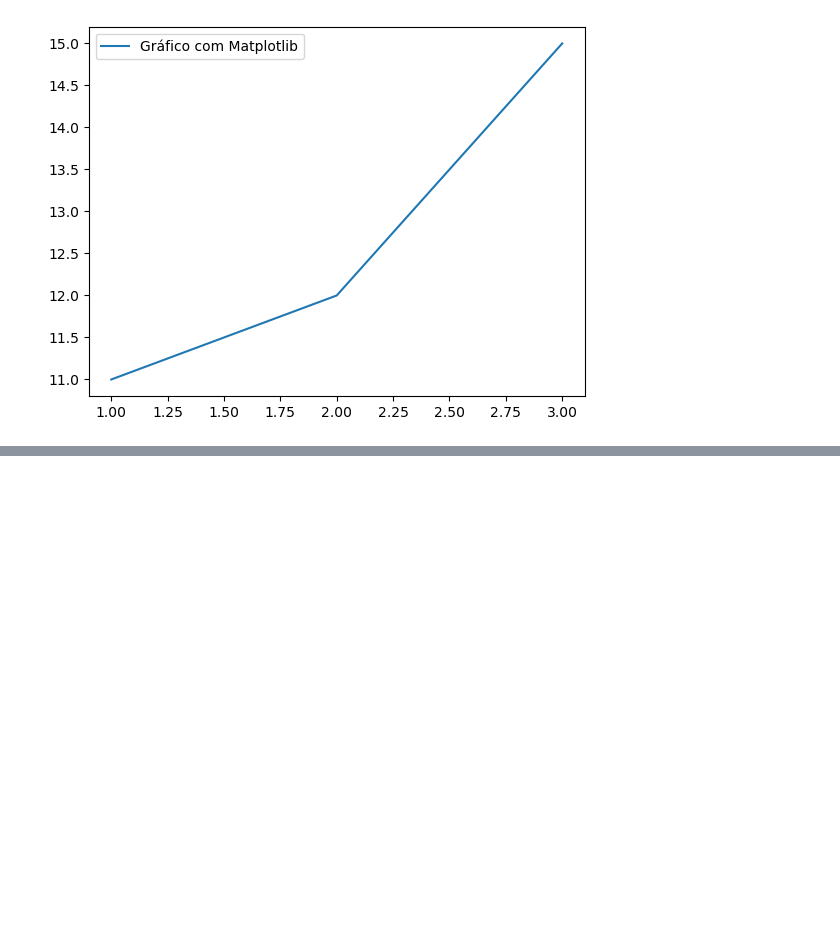
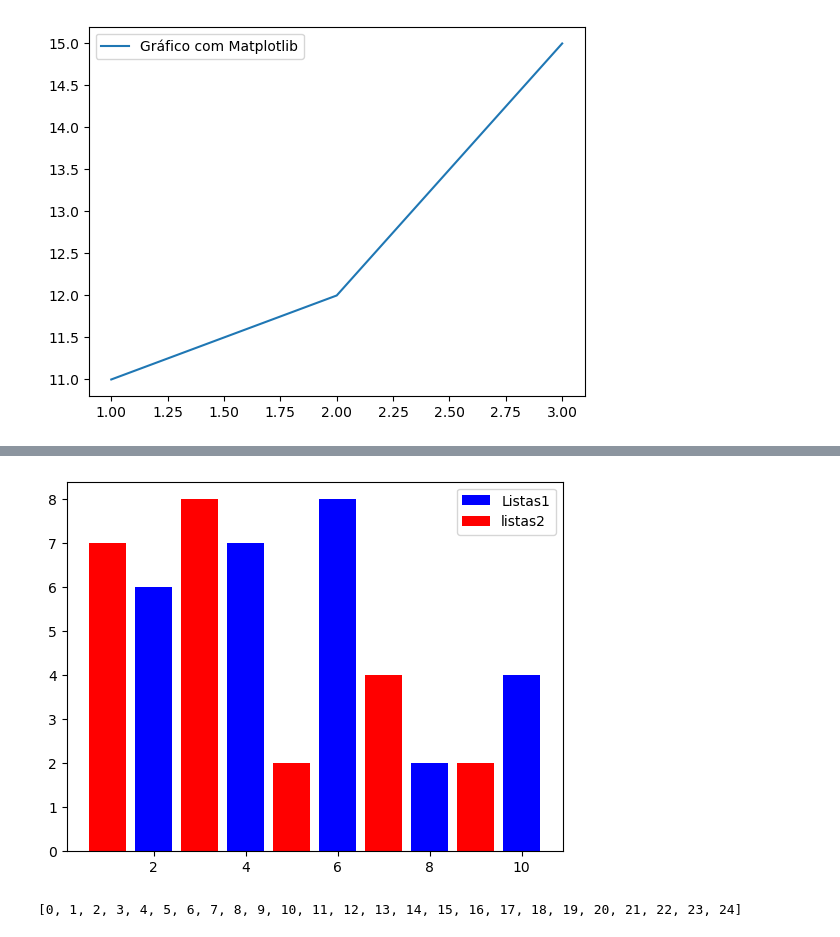
Before and after one commit to 1998-sys/Estudo, a Jupyter notebook: matplotlib.ipynb, the cells around one changed output, grey strips where cells are left out. Saved outputs shown, nothing was run; the diff lists cells and outputs as text; code cells hidden in the pictures; blank space fills up the shorter version.

```diff
--- a/matplotlib.ipynb
+++ b/matplotlib.ipynb
@@ -46,0 +63,11 @@ plt.show()
+# %%
+x2 = [1,3,5,7,9]
+y2 = [7,8,2,4,2]
+# %%
+# Imprime dois gráficos de barras na mesma figura
+plt.bar(x1,y1, label= 'Listas1', color = 'blue')
+plt.bar(x2, y2, label = 'listas2', color=  'red')
+plt.legend()
+plt.show()
+# %% [output]
+[figure, added]
@@ -46,0 +76,6 @@ plt.show()
+# %%
+# Pegando os indices por meio de listcomprehension
+ids = [x for x in range(len(idades))]
+print(ids)
+# %% [output]
+[0, 1, 2, 3, 4, 5, 6, 7, 8, 9, 10, 11, 12, 13, 14, 15, 16, 17, 18, 19, 20, 21, 22, 23, 24]
```
Also changed, not shown: parts of 8 cells of this notebook.
